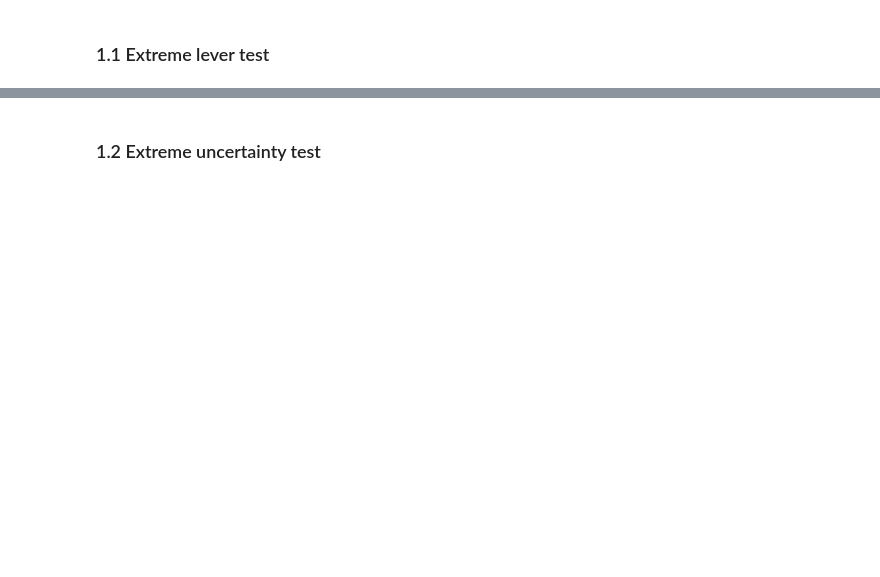
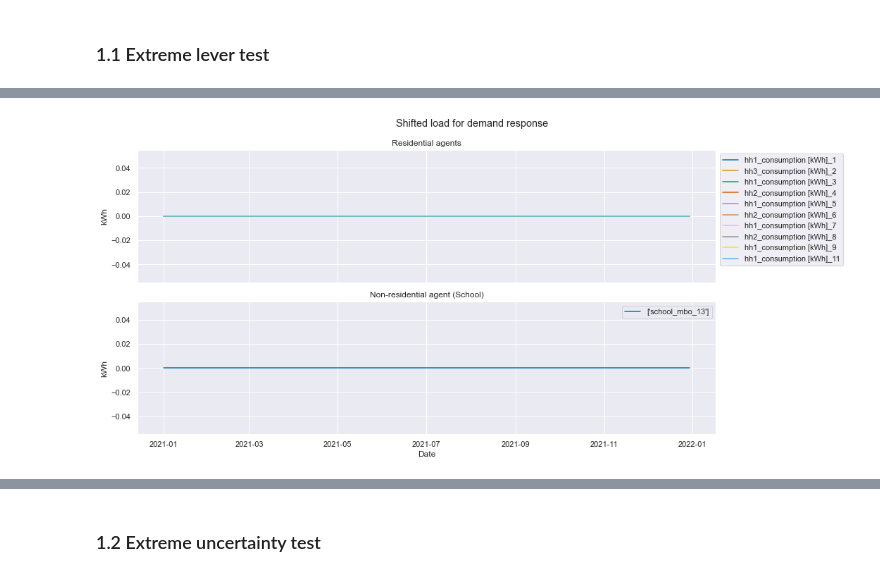
Before and after one commit to SoniAnmol/Modelling-Dutch-Energy-Communities, a Jupyter notebook: evidence_files/model_validation.ipynb, the cells around one changed output, grey strips where cells are left out. Cells and saved outputs as stored; diff of their text form; code cells hidden in the pictures; blank space fills up the shorter version.

```diff
--- a/evidence_files/model_validation.ipynb
+++ b/evidence_files/model_validation.ipynb
@@ -183,0 +128,23 @@ ts.quantile(0.7)
+# %%
+shifted_load = extract_df_from_json(results, 'M3: shifted_load')
+shifted_load['date'] = pd.to_datetime(shifted_load['date'], format='%Y-%m-%d')
+shifted_load.set_index('date', inplace=True, drop=True)
+# %%
+fig, axs = plt.subplots(2, 1, figsize=(15, 7), sharex=True)
+sns.set_theme(palette='colorblind')
+axs[0].plot(shifted_load[residential], label=residential)
+axs[0].title.set_text('Residential agents')
+axs[1].plot(shifted_load[non_residential], label=non_residential)
+axs[1].title.set_text('Non-residential agent (School)')
+plt.xlabel('Date')
+axs[0].set_ylabel('kWh')
+axs[1].set_ylabel('kWh')
+fig.suptitle('Shifted load for demand response')
+
+axs[0].legend(bbox_to_anchor=(1, 1))
+axs[1].legend()
+
+plt.tight_layout()
+fig.savefig('figures_validation/micro_extreme_low_lever_shifted_load.png', dpi=300)
+# %% [output]
+[figure, added]
```
Also changed, not shown: parts of 86 cells of this notebook, 24 other files.
